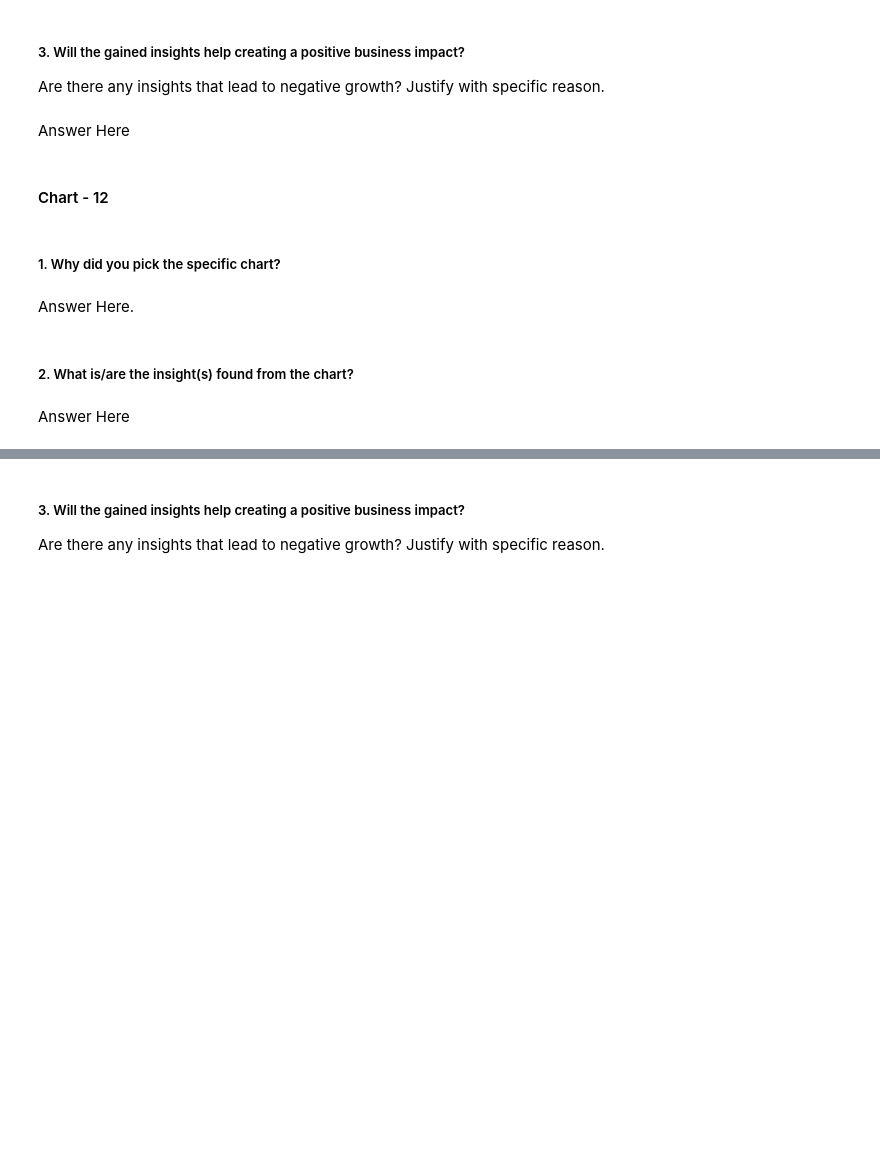
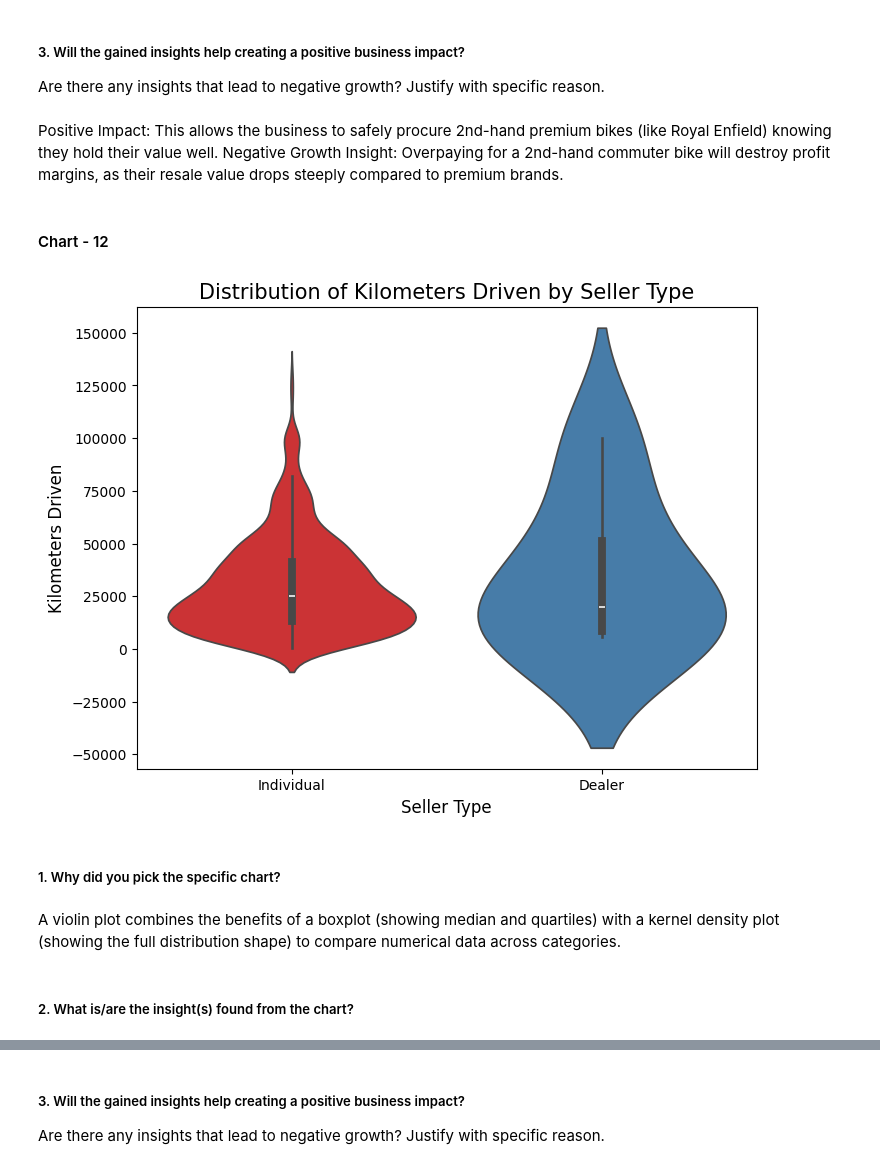
Before and after one commit to VishalChauhan85/Motorcycle-Dataset---ML, a Jupyter notebook: Motorcycle_Dataset_ML.ipynb, the cells around one changed output, grey strips where cells are left out. Drawn from its saved outputs; the diff is of its cells as text; code cells hidden in the pictures; blank space fills up the shorter version.

```diff
--- a/Motorcycle_Dataset_ML.ipynb
+++ b/Motorcycle_Dataset_ML.ipynb
@@ -555,7 +567,7 @@ Answer Here
 # %% [markdown]
 ##### 3. Will the gained insights help creating a positive business impact?
 Are there any insights that lead to negative growth? Justify with specific reason.
-# %% [markdown]
-Answer Here
+# %% [markdown]
+Positive Impact: This allows the business to safely procure 2nd-hand premium bikes (like Royal Enfield) knowing they hold their value well. Negative Growth Insight: Overpaying for a 2nd-hand commuter bike will destroy profit margins, as their resale value drops steeply compared to premium brands.
 # %% [markdown]
 #### Chart - 12
@@ -564,8 +574,16 @@ Answer Here
+# %%
+# Chart - 12 visualization code
+plt.figure(figsize=(8, 6))
+sns.violinplot(x='seller_type', y='km_driven', data=df[df['km_driven'] < 150000], palette='Set1')
+plt.title('Distribution of Kilometers Driven by Seller Type', fontsize=15)
+plt.xlabel('Seller Type', fontsize=12)
+plt.ylabel('Kilometers Driven', fontsize=12)
+plt.show()
+# %% [output]
+[figure, added]
 # %% [markdown]
 ##### 1. Why did you pick the specific chart?
-# %% [markdown]
-Answer Here.
+# %% [markdown]
+A violin plot combines the benefits of a boxplot (showing median and quartiles) with a kernel density plot (showing the full distribution shape) to compare numerical data across categories.
 # %% [markdown]
 ##### 2. What is/are the insight(s) found from the chart?
-# %% [markdown]
-Answer Here
```
Also changed, not shown: parts of 60 cells of this notebook.
